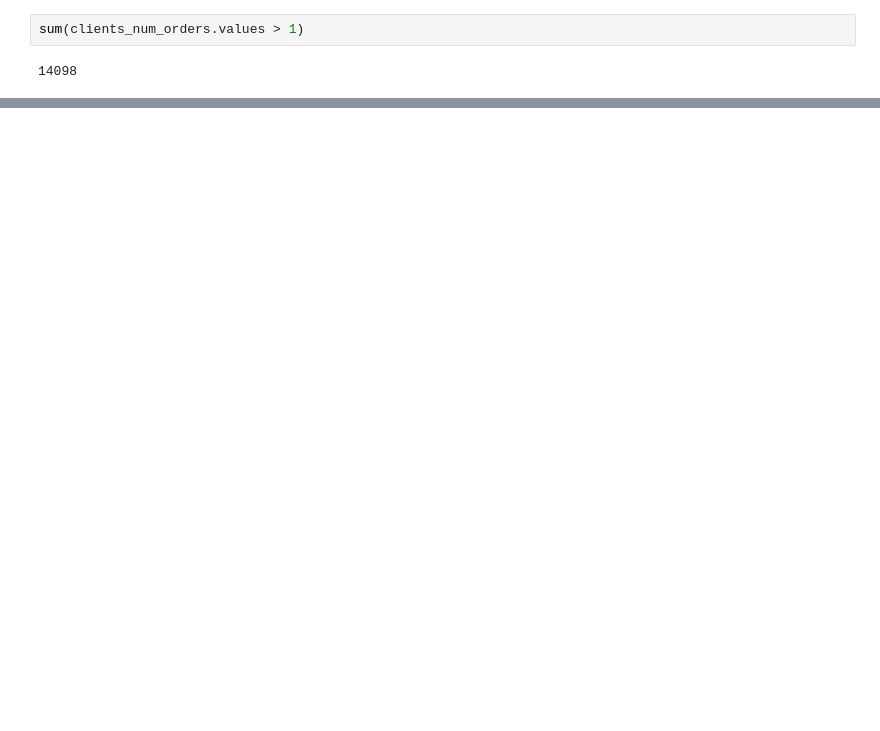
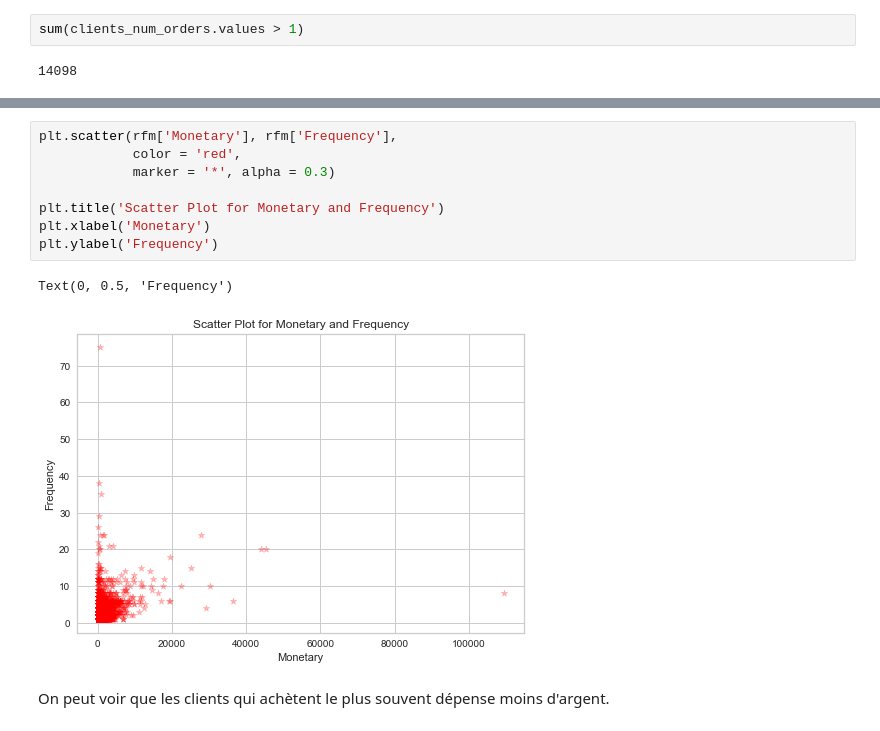
Before and after one commit to azioba/Client_Segmentation, a Jupyter notebook: Projet_5.ipynb, the cells around one changed output, grey strips where cells are left out. Saved outputs shown, nothing was run; the diff lists cells and outputs as text; blank space fills up the shorter version.

```diff
--- a/Projet_5.ipynb
+++ b/Projet_5.ipynb
@@ -602,0 +798,13 @@ sum(clients_num_orders.values > 1)
+# %%
+plt.scatter(rfm['Monetary'], rfm['Frequency'],
+            color = 'red',
+            marker = '*', alpha = 0.3)
+
+plt.title('Scatter Plot for Monetary and Frequency')
+plt.xlabel('Monetary')
+plt.ylabel('Frequency')
+# %% [output]
+Text(0, 0.5, 'Frequency')
+[figure, added]
+# %% [markdown]
+On peut voir que les clients qui achètent le plus souvent dépense moins d'argent.
```
Also changed, not shown: parts of 29 cells of this notebook.
